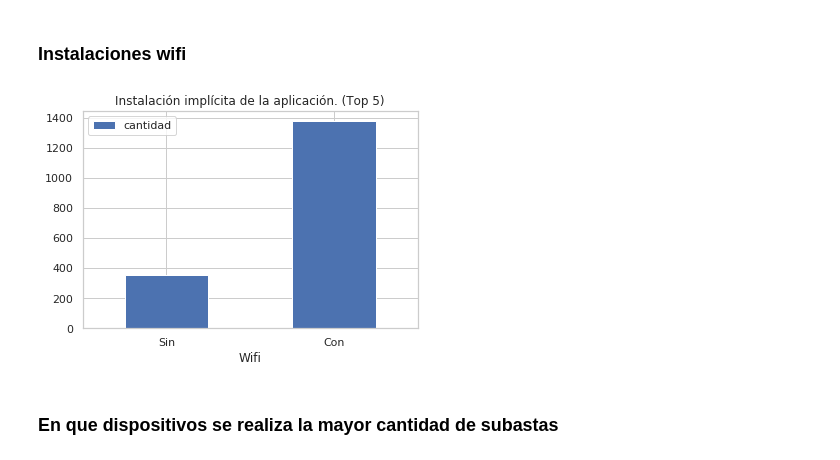
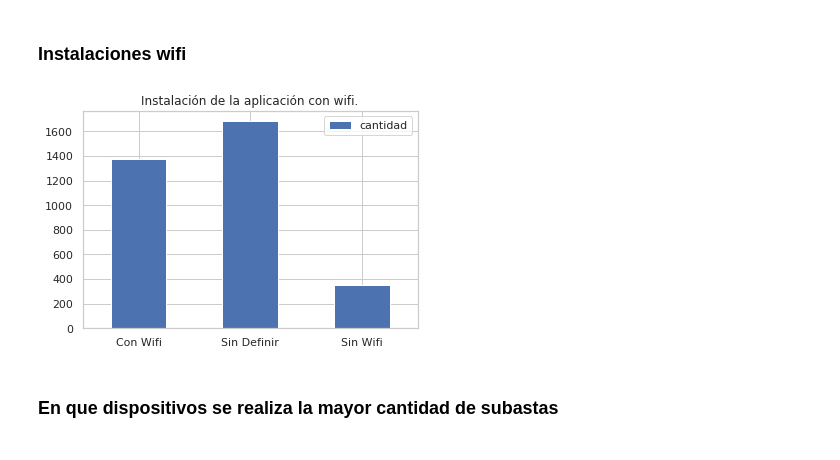
Before and after one commit to alepenaa94/Datos_2019, a Jupyter notebook: Notebook/TP1_Análisis Exploratorio.ipynb, the cells around one changed output. Saved outputs shown, nothing was run; the diff lists cells and outputs as text; code cells hidden in the pictures.

Commit message:
Se agrega categoria de wifi a limpieza_installs y se corrige la visualizacion

```diff
--- a/Notebook/TP1_Análisis Exploratorio.ipynb
+++ b/Notebook/TP1_Análisis Exploratorio.ipynb
@@ -242,13 +242,12 @@ df.plot(kind='bar',rot=0,title='Instalación implícita de la aplicación. (Top
 <a id='link_7'></a>
 ### Instalaciones wifi
 # %%
-df = installs.groupby('wifi').size().reset_index(name='cantidad')
-df['Wifi'] = np.where(df['wifi']==True, 'Con', 'Sin')
-del df['wifi']
-df = df.set_index('Wifi')
-df.plot(kind='bar',rot=0,title='Instalación implícita de la aplicación. (Top 5)');
+df = installs.groupby('Wifi_cat').size().reset_index(name='cantidad')
+df = df.set_index('Wifi_cat')
+df.plot(kind='bar',rot=0,title='Instalación de la aplicación con wifi.');
+plt.xlabel('');
 # %% [output]
-[figure, old version]
+[figure, new version]
 # %% [markdown]
 <a id='link_8'></a>
 ### En que dispositivos se realiza la mayor cantidad de subastas
```
Also changed, not shown: parts of 1 cell of this notebook.
